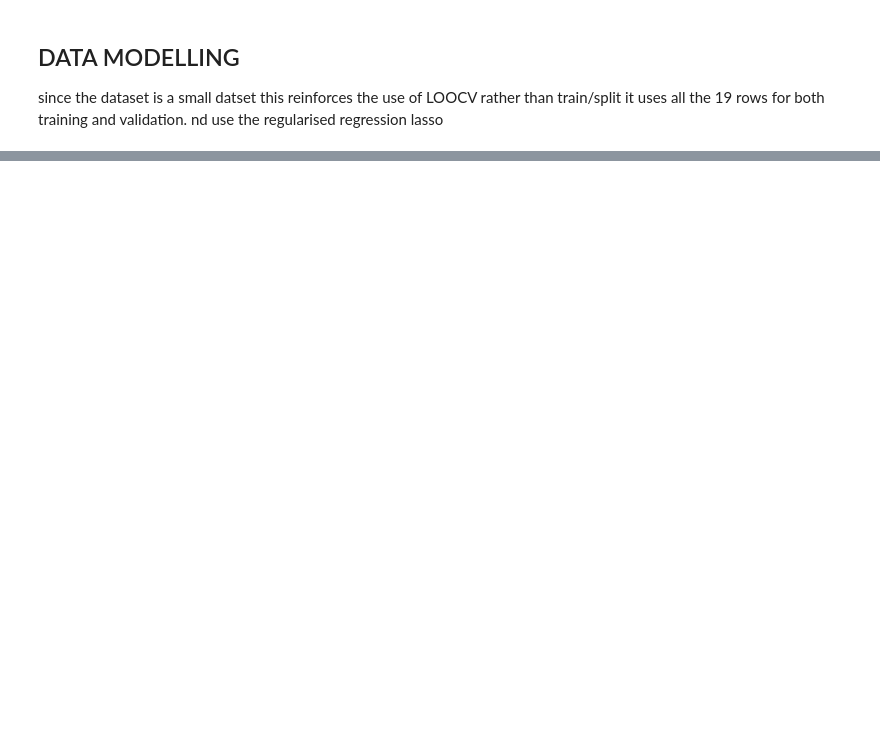
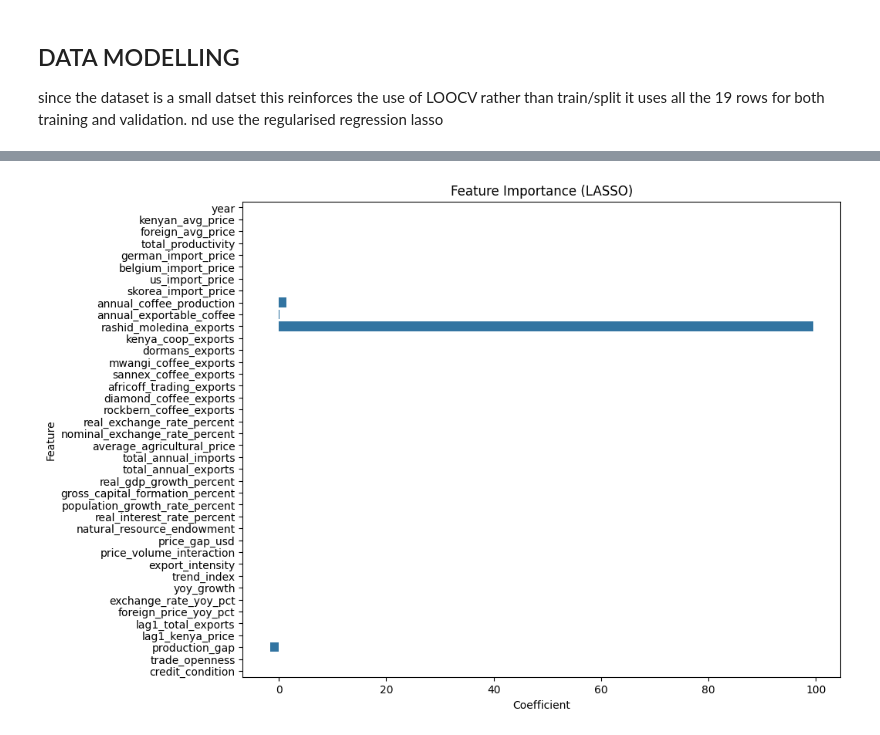
Before and after one commit to DATS-group/Coffee_Prediction_Analysis, a Jupyter notebook: main.ipynb, the cells around one changed output, grey strips where cells are left out. Cells and saved outputs as stored; diff of their text form; code cells hidden in the pictures; blank space fills up the shorter version.

Commit message:
Model update
This is an update on the model created

```diff
--- a/main.ipynb
+++ b/main.ipynb
@@ -360,0 +441,14 @@ nd use the regularised regression lasso
+# %%
+#1ST MODEL = Linear Regression = Hii ni ya kujenga baseline
+
+#1. training the model
+linear = LinearRegression()
+linear.fit(X_scaled, y)
+
+#2. prediction
+linear_predictions = cross_val_predict(
+    linear,
+    X_scaled,
+    y,
+    cv=nyefnyef
+)
@@ -360,0 +670,47 @@ nd use the regularised regression lasso
+# %%
+#RESULTS INTEPRETATION (10 Marks)
+
+#feature importance of LASSO
+lasso = Lasso(alpha=lasso_cv.alpha_)
+
+lasso.fit(X_scaled,y)
+
+#A well detailed data frame where we can better state it
+lasso_importance = pd.DataFrame({
+
+    "Feature":X.columns,
+
+    "Coefficient":lasso.coef_
+
+})
+
+importance = lasso_importance.sort_values(
+
+    by="Coefficient",
+
+    key=abs,
+
+    ascending=False
+
+)
+
+lasso_importance
+
+#plotting of the data
+plt.figure(figsize=(10,8))
+
+sns.barplot(
+
+    data=lasso_importance,
+
+    x="Coefficient",
+
+    y="Feature"
+
+)
+
+plt.title("Feature Importance (LASSO)")
+
+plt.show()
+# %% [output]
+[figure, added]
```
Also changed, not shown: parts of 8 cells of this notebook.
